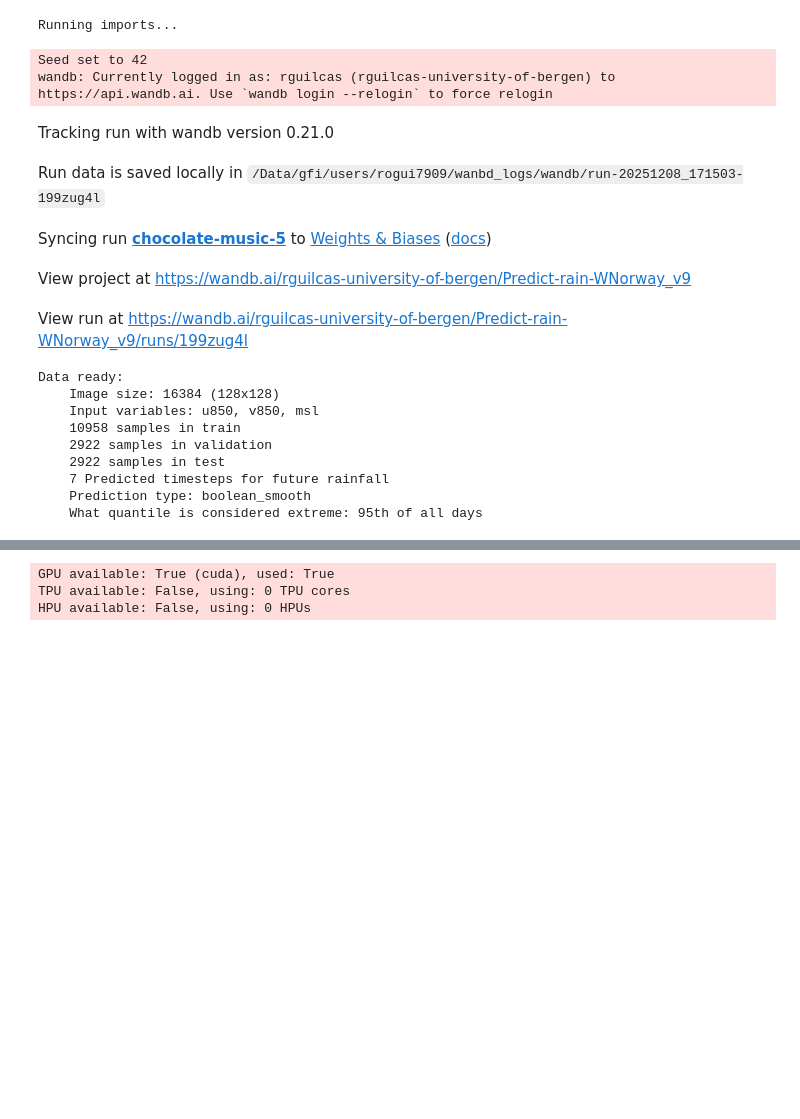
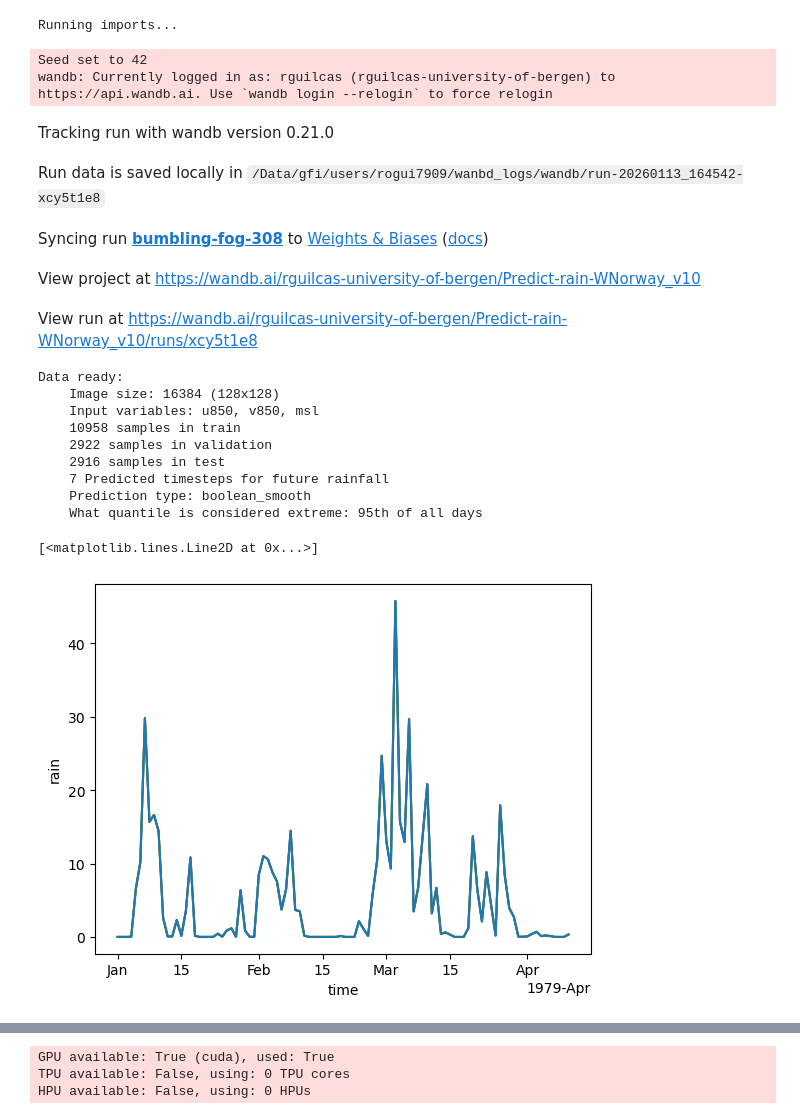
Before and after one commit to rguilcas/predict_rain_norway, a Jupyter notebook: test.ipynb, the cells around one changed output, grey strips where cells are left out. Cells and saved outputs as stored; diff of their text form; code cells hidden in the pictures; blank space fills up the shorter version.

```diff
--- a/test.ipynb
+++ b/test.ipynb
@@ -48,7 +48,7 @@ config_path = '/home/rogui7909/code/predict_rain_norway/predict_rain/ml_module_r
 torch.set_float32_matmul_precision('medium')
 seed_everything(42, workers=True)
 init_config = load_config(config_path)
-wandb_logger = loggers.WandbLogger(project="Predict-rain-WNorway_v9",
+wandb_logger = loggers.WandbLogger(project="Predict-rain-WNorway_v10",
                                 save_dir="/Data/gfi/users/rogui7909/wanbd_logs/",
                                 dir="/Data/gfi/users/rogui7909/wanbd_logs/wandb",
                                 config=init_config )
@@ -62,16 +62,34 @@ NN = get_neural_network(config)
 Seed set to 42
 wandb: Currently logged in as: rguilcas (rguilcas-university-of-bergen) to https://api.wandb.ai. Use `wandb login --relogin` to force relogin
 Tracking run with wandb version 0.21.0
-Run data is saved locally in /Data/gfi/users/rogui7909/wanbd_logs/wandb/run-20251208_171503-199zug4l
+Run data is saved locally in /Data/gfi/users/rogui7909/wanbd_logs/wandb/run-20260113_164542-xcy5t1e8
-Syncing run chocolate-music-5 to Weights & Biases (docs)
+Syncing run bumbling-fog-308 to Weights & Biases (docs)
-View project at https://wandb.ai/rguilcas-university-of-bergen/Predict-rain-WNorway_v9
+View project at https://wandb.ai/rguilcas-university-of-bergen/Predict-rain-WNorway_v10
-View run at https://wandb.ai/rguilcas-university-of-bergen/Predict-rain-WNorway_v9/runs/199zug4l
+View run at https://wandb.ai/rguilcas-university-of-bergen/Predict-rain-WNorway_v10/runs/xcy5t1e8
 Data ready:
     Image size: 16384 (128x128)
     Input variables: u850, v850, msl
     10958 samples in train
     2922 samples in validation
-    2922 samples in test
+    2916 samples in test
     7 Predicted timesteps for future rainfall
     Prediction type: boolean_smooth
     What quantile is considered extreme: 95th of all days
+# %%
+ds_rain_raw = xr.open_dataset('/Data/gfi/users/rogui7909/data/precip/senorge_westnorway_1979-2014.nc').tp
+# %%
+ds_rain = xr.open_dataset(dataloader.config['file_name_data_out']).tp
+ds_rain = add_timesteps(ds_rain, num_timesteps_predicted=dataloader.config['num_timesteps_predicted'])
+ds_rain = filter_by_season(ds_rain,season=dataloader.config['season'])
+targets = preprocess_rain(ds_rain, dataloader.config)
+# %%
+
+ds_rain.isel(timestep=0).isel(time=slice(0,100)).plot(color='C3')
+
+ds_rain_raw.isel(time=slice(0,100)).plot(color='C2')
+dataloader.ds_train.sortby('time').isel(time=slice(0,100)).rain.isel(timestep=0).plot()
+
+# dataloader.ds_train.sel(timestep=0).rain.sortby('time').isel(time=slice(0,100)).plot()
+# %% [output]
+[<matplotlib.lines.Line2D at 0x...>]
+[figure, added]
```
Also changed, not shown: parts of 2 cells of this notebook, 8 other files.
